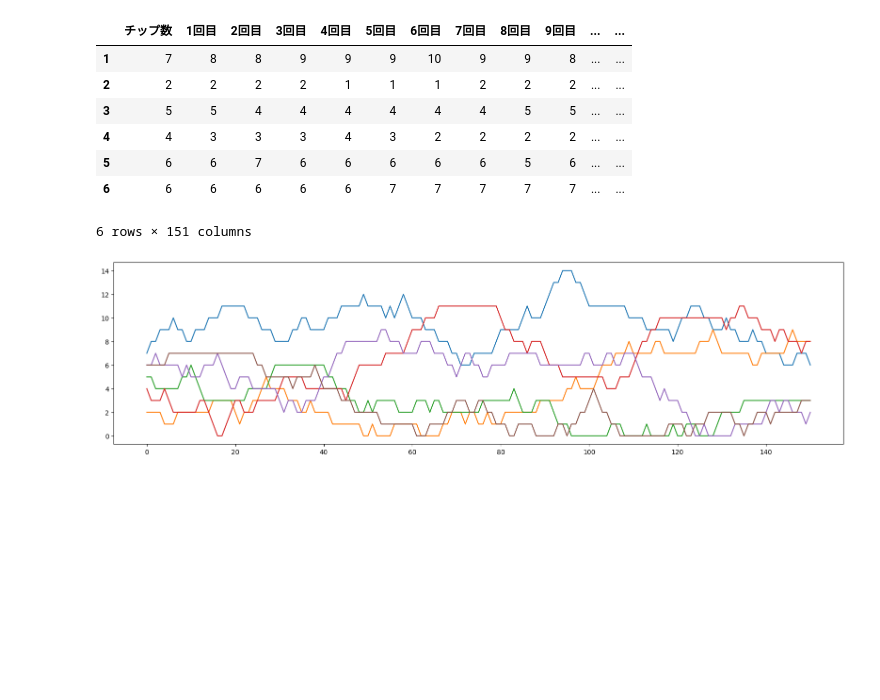
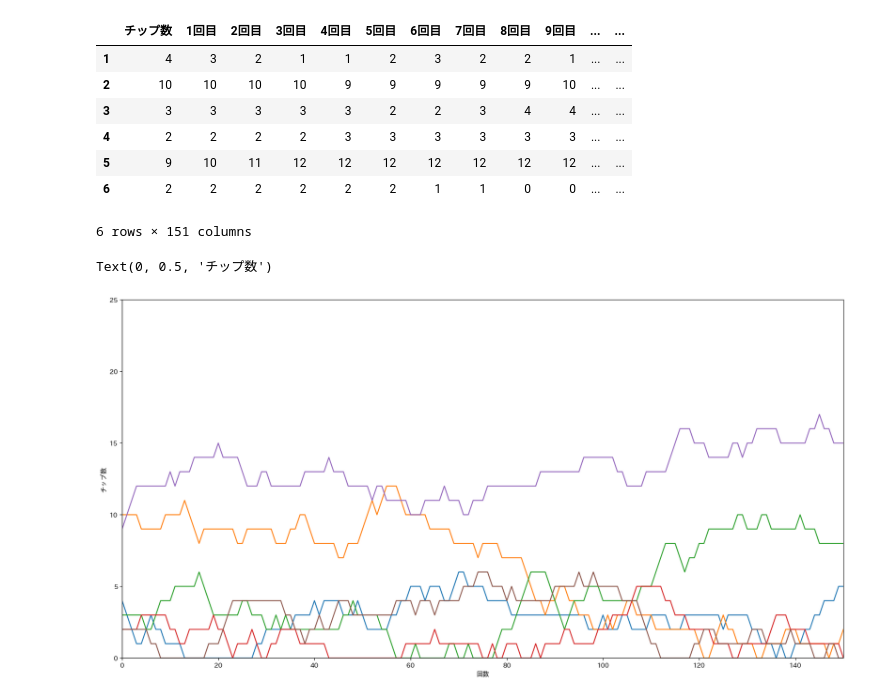
Before and after one commit to puzlike/expert-octo-telegram, a Jupyter notebook: Dice_chip.ipynb, the cells around one changed output. Cells and saved outputs as stored; diff of their text form; code cells hidden in the pictures; blank space fills up the shorter version.

```diff
--- a/Dice_chip.ipynb
+++ b/Dice_chip.ipynb
@@ -3,6 +7,7 @@
 # %%
 import random
 import matplotlib.pyplot as plt
+import japanize_matplotlib
 import numpy as np
 import pandas as pd
 
@@ -15,39 +20,44 @@ for i in range(30):
 data = []
 data_list = []
 for i in range(6):
     data_list.append(i + 1)
     data.append([chips[i]])
 
 df = pd.DataFrame(data, index=data_list, columns=['チップ数'])
 
 for i in range(150):
     while True:
         n1 = random.randint(1, 6)
         if chips[n1 - 1] != 0:
             break
     chips[n1 - 1] -= 1
     while True:
         n2 = random.randint(1, 6)
         if n2 != n1:
             break
     chips[n2 - 1] += 1
     chip = pd.Series(np.array(chips), name=f'{i + 1}回目')
     chip.index = chip.index + 1
     df = pd.concat([df, chip], axis=1)
 display(df)
 x = range(0, 151)
 y = []
-plt.figure(figsize=(20, 5))
+plt.figure(figsize=(20, 10))
 for i in range(6):
     y.append(list(df.iloc[i]))
-    plt.plot(x, y[i])
+    plt.plot(x, y[i],label=str(i))
+plt.xlim(0, 150)
+plt.ylim(0, 25)
+plt.xlabel("回数")
+plt.ylabel("チップ数")
 # %% [output]
 |  | チップ数 | 1回目 | 2回目 | 3回目 | 4回目 | 5回目 | 6回目 | 7回目 | 8回目 | 9回目 | ... | ... |
-| 1 | 7 | 8 | 8 | 9 | 9 | 9 | 10 | 9 | 9 | 8 | ... | ... |
-| 2 | 2 | 2 | 2 | 2 | 1 | 1 | 1 | 2 | 2 | 2 | ... | ... |
-| 3 | 5 | 5 | 4 | 4 | 4 | 4 | 4 | 4 | 5 | 5 | ... | ... |
-| 4 | 4 | 3 | 3 | 3 | 4 | 3 | 2 | 2 | 2 | 2 | ... | ... |
-| 5 | 6 | 6 | 7 | 6 | 6 | 6 | 6 | 6 | 5 | 6 | ... | ... |
-| 6 | 6 | 6 | 6 | 6 | 6 | 7 | 7 | 7 | 7 | 7 | ... | ... |
+| 1 | 4 | 3 | 2 | 1 | 1 | 2 | 3 | 2 | 2 | 1 | ... | ... |
+| 2 | 10 | 10 | 10 | 10 | 9 | 9 | 9 | 9 | 9 | 10 | ... | ... |
+| 3 | 3 | 3 | 3 | 3 | 3 | 2 | 2 | 3 | 4 | 4 | ... | ... |
+| 4 | 2 | 2 | 2 | 2 | 3 | 3 | 3 | 3 | 3 | 3 | ... | ... |
+| 5 | 9 | 10 | 11 | 12 | 12 | 12 | 12 | 12 | 12 | 12 | ... | ... |
+| 6 | 2 | 2 | 2 | 2 | 2 | 2 | 1 | 1 | 0 | 0 | ... | ... |
 6 rows × 151 columns
+Text(0, 0.5, 'チップ数')
-[figure, old version]
+[figure, new version]
```
Also changed, not shown: parts of 1 cell of this notebook.
